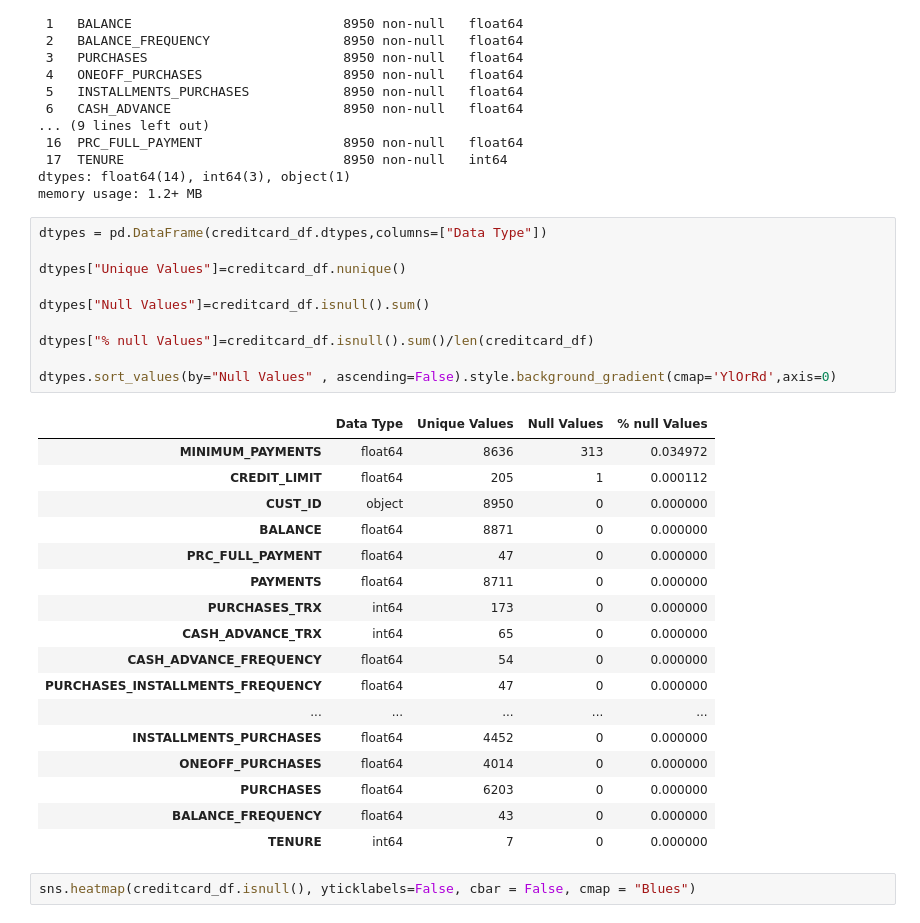
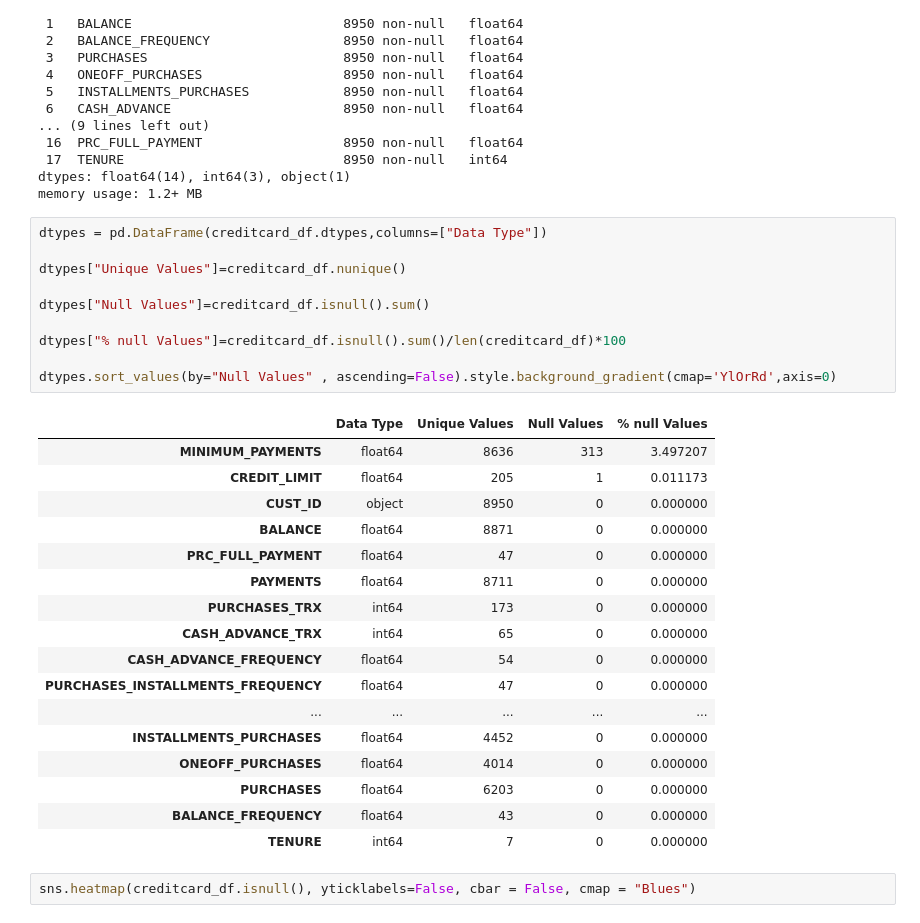
Before and after one commit to JorgeMiGo/Clients-Credit-Card, a Jupyter notebook: Credit_Card_Clients.ipynb, the cells around one changed output. Cells and saved outputs as stored; diff of their text form.

```diff
--- a/Credit_Card_Clients.ipynb
+++ b/Credit_Card_Clients.ipynb
@@ -83,17 +83,17 @@ memory usage: 1.2+ MB
 # %%
 dtypes = pd.DataFrame(creditcard_df.dtypes,columns=["Data Type"])
 
 dtypes["Unique Values"]=creditcard_df.nunique()
 
 dtypes["Null Values"]=creditcard_df.isnull().sum()
 
-dtypes["% null Values"]=creditcard_df.isnull().sum()/len(creditcard_df)
+dtypes["% null Values"]=creditcard_df.isnull().sum()/len(creditcard_df)*100
 
 dtypes.sort_values(by="Null Values" , ascending=False).style.background_gradient(cmap='YlOrRd',axis=0)
 # %% [output]
 |  | Data Type | Unique Values | Null Values | % null Values |
-| MINIMUM_PAYMENTS | float64 | 8636 | 313 | 0.034972 |
-| CREDIT_LIMIT | float64 | 205 | 1 | 0.000112 |
+| MINIMUM_PAYMENTS | float64 | 8636 | 313 | 3.497207 |
+| CREDIT_LIMIT | float64 | 205 | 1 | 0.011173 |
 | CUST_ID | object | 8950 | 0 | 0.000000 |
 | BALANCE | float64 | 8871 | 0 | 0.000000 |
 | PRC_FULL_PAYMENT | float64 | 47 | 0 | 0.000000 |
```
Also changed, not shown: parts of 2 cells of this notebook.
